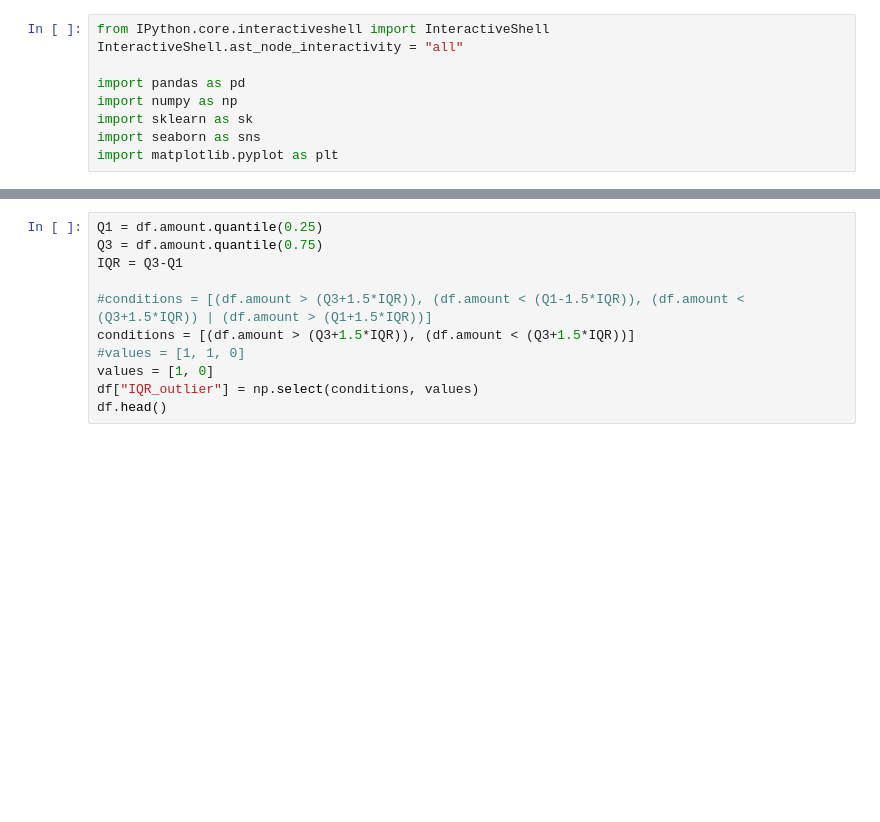
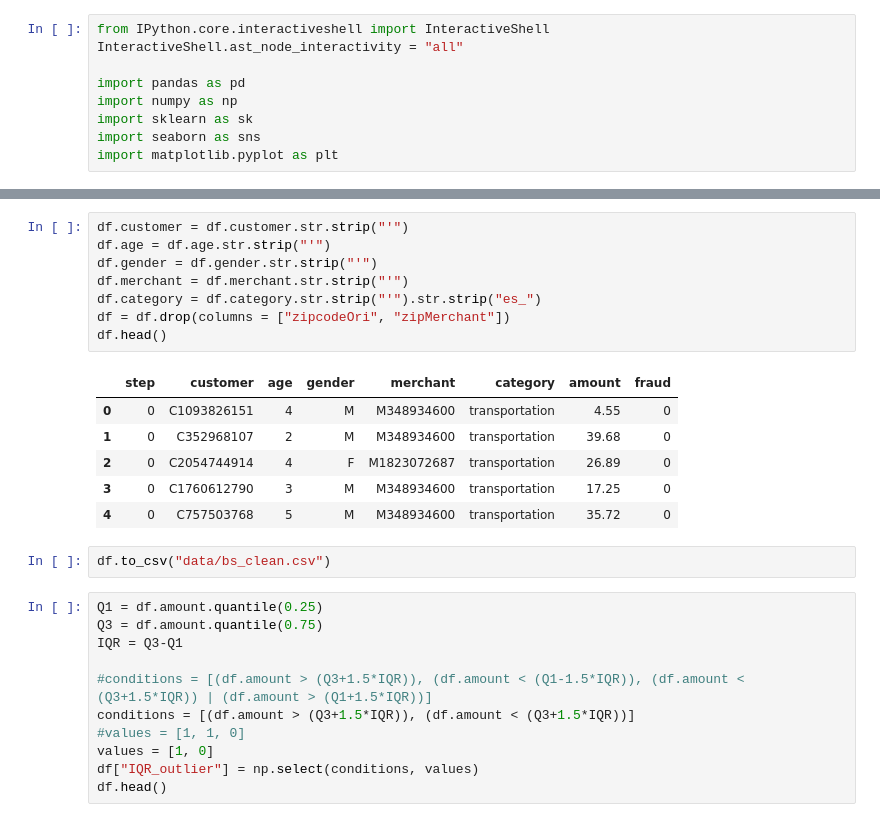
Before and after one commit to IanMMuldoon/FinFraud, a Jupyter notebook: outlier.ipynb, the cells around one changed output, grey strips where cells are left out. Cells and saved outputs as stored; diff of their text form; blank space fills up the shorter version.

Commit message:
clean data file

```diff
--- a/outlier.ipynb
+++ b/outlier.ipynb
@@ -17,6 +17,23 @@ df.head()
 | 2 | 0 | 'C2054744914' | '4' | 'F' | '28007' | 'M1823072687' | '28007' | 'es_transportation' | 26.89 | 0 |
 | 3 | 0 | 'C1760612790' | '3' | 'M' | '28007' | 'M348934600' | '28007' | 'es_transportation' | 17.25 | 0 |
 | 4 | 0 | 'C757503768' | '5' | 'M' | '28007' | 'M348934600' | '28007' | 'es_transportation' | 35.72 | 0 |
+# %%
+df.customer = df.customer.str.strip("'")
+df.age = df.age.str.strip("'")
+df.gender = df.gender.str.strip("'")
+df.merchant = df.merchant.str.strip("'")
+df.category = df.category.str.strip("'").str.strip("es_")
+df = df.drop(columns = ["zipcodeOri", "zipMerchant"])
+df.head()
+# %% [output]
+|  | step | customer | age | gender | merchant | category | amount | fraud |
+| 0 | 0 | C1093826151 | 4 | M | M348934600 | transportation | 4.55 | 0 |
+| 1 | 0 | C352968107 | 2 | M | M348934600 | transportation | 39.68 | 0 |
+| 2 | 0 | C2054744914 | 4 | F | M1823072687 | transportation | 26.89 | 0 |
+| 3 | 0 | C1760612790 | 3 | M | M348934600 | transportation | 17.25 | 0 |
+| 4 | 0 | C757503768 | 5 | M | M348934600 | transportation | 35.72 | 0 |
+# %%
+df.to_csv("data/bs_clean.csv")
 # %%
 Q1 = df.amount.quantile(0.25)
 Q3 = df.amount.quantile(0.75)
```
Also changed, not shown: parts of 1 cell of this notebook, 1 other file.
